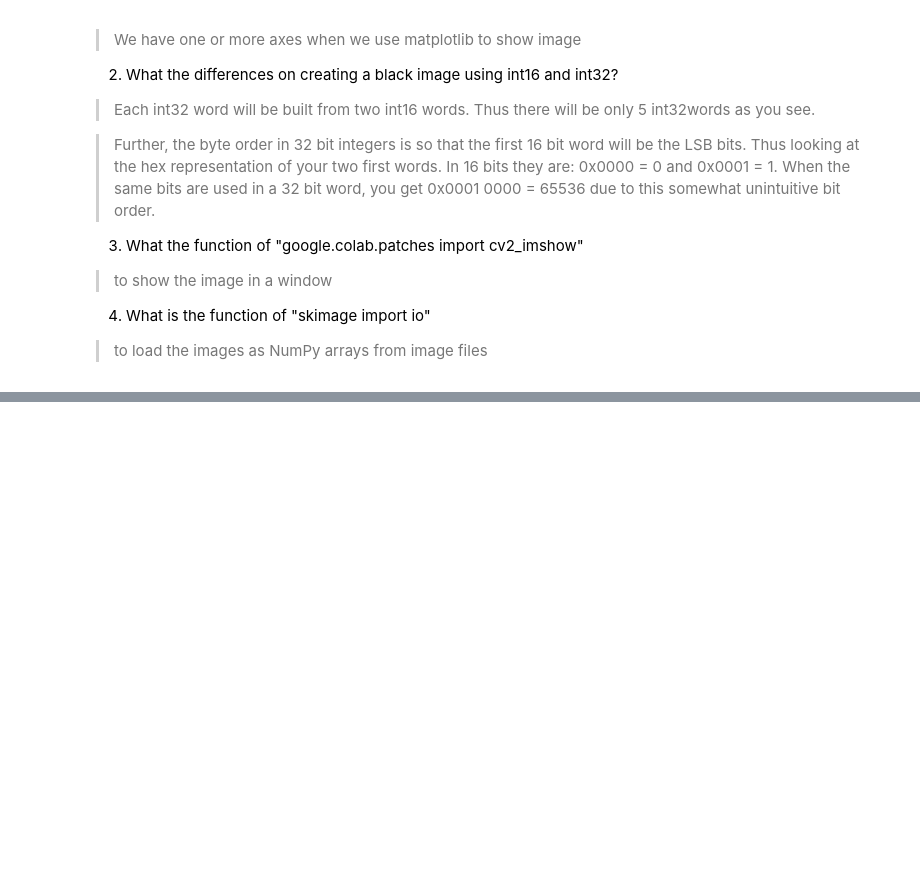
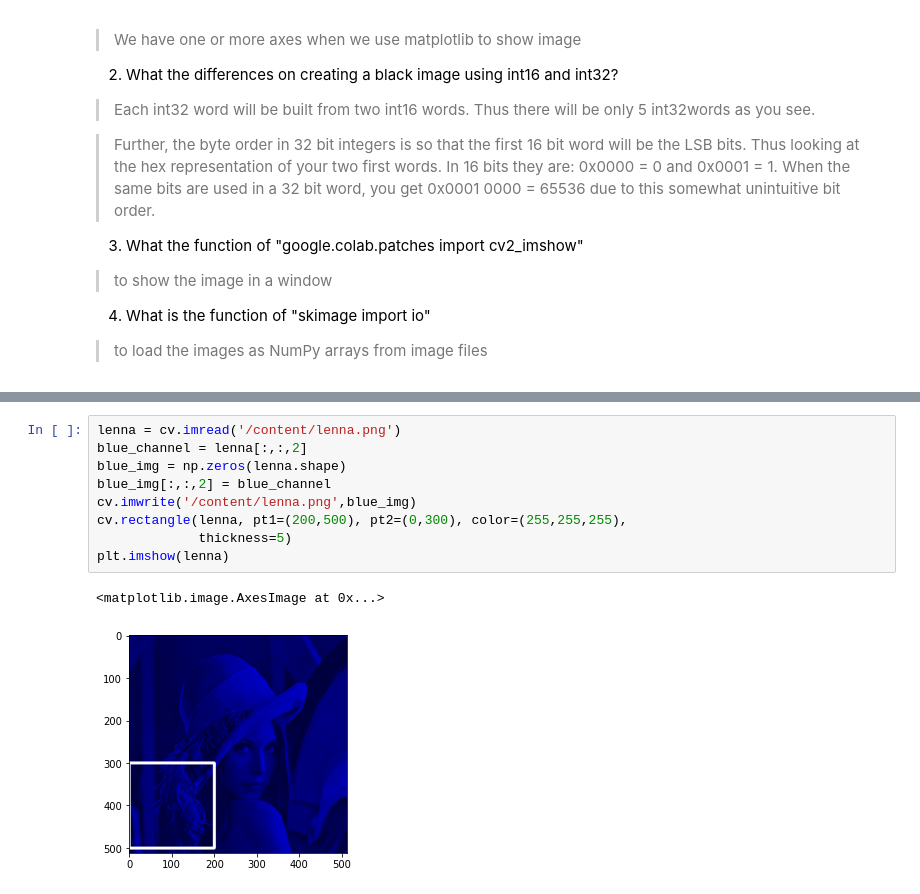
Before and after one commit to ViraMeliana/PCVK_Genap_2021, a Jupyter notebook: Week2.ipynb, the cells around one changed output, grey strips where cells are left out. Drawn from its saved outputs; the diff is of its cells as text; blank space fills up the shorter version.

```diff
--- a/Week2.ipynb
+++ b/Week2.ipynb
@@ -239,0 +287,12 @@ plt.imshow(black_img2)
+# %%
+lenna = cv.imread('/content/lenna.png')
+blue_channel = lenna[:,:,2]
+blue_img = np.zeros(lenna.shape)
+blue_img[:,:,2] = blue_channel
+cv.imwrite('/content/lenna.png',blue_img)
+cv.rectangle(lenna, pt1=(200,500), pt2=(0,300), color=(255,255,255),
+             thickness=5)
+plt.imshow(lenna)
+# %% [output]
+<matplotlib.image.AxesImage at 0x...>
+[figure, added]
```
Also changed, not shown: parts of 6 cells of this notebook.
